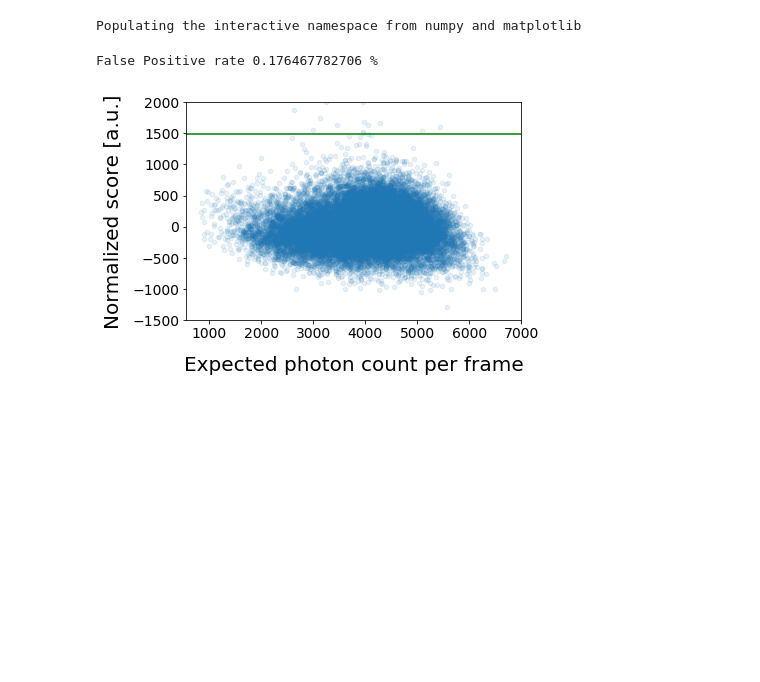
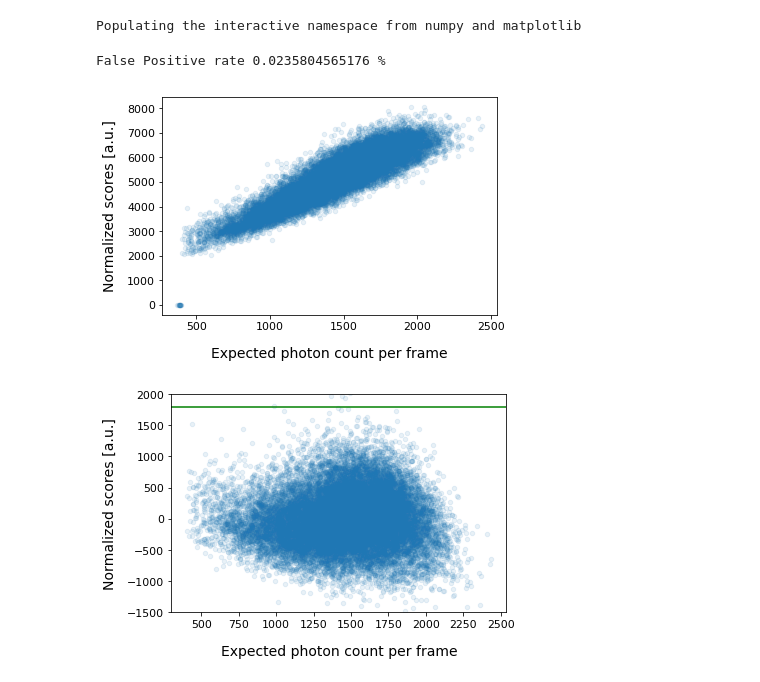
Before and after one commit to albpi/StatisticalHitfinder, a Jupyter notebook: ipynb/normalization.ipynb, the cells around one changed output. Saved outputs shown, nothing was run; the diff lists cells and outputs as text; code cells hidden in the pictures; blank space fills up the shorter version.

```diff
--- a/ipynb/normalization.ipynb
+++ b/ipynb/normalization.ipynb
@@ -29,9 +34,12 @@ realphc_misses = realphc[misses_ind]
 # %%
-def exclude_out(realphc,gmd,bscore):
+# It excludes blank/weird events according to certain conditions
+# and then return the indices of the "good" and desirable events
+def exclude_events(realphc,gmd,bscore):
     index = (realphc>400)*(gmd>1)*(bscore>1)
     return index
 
-def normalized_scores(fittedphc_bkg,baglivo_bkg,fitphc,bscore,ib,ii):
+# Function to normalize the scores through a simple linear fitting
+def normalize_scores(fittedphc_bkg,baglivo_bkg,fitphc,bscore,ib,ii):
     linfit = polyfit(fittedphc_bkg[ib],baglivo_bkg[ib],1)
     x_values_bag = linfit[0]*fitphc + linfit[1]
     y_norm = bscore[ii] - x_values_bag[ii]
@@ -45,14 +47,35 @@ Y_TOT, X_TOT = normalized_scores(fittedphc_misses,bag_misses,fittedphc,baglivo,i
+# %%
+# Blank events are excluded from both the sets: the background (misses) and the sample one
+ii_tot = exclude_events(realphc,gmd,baglivo)
+ii_b = exclude_events(realphc_misses,gmd_misses,bag_misses)
+
+# Normalized values of the log-likelihood scores are obtained
+# for the background set (or preliminary misses)
+# and for the superset of all the events
+Y_BKG, X_BKG = normalize_scores(fittedphc_misses,bag_misses,fittedphc_misses,bag_misses,ii_b,ii_b)
+Y_TOT, X_TOT = normalize_scores(fittedphc_misses,bag_misses,fittedphc,baglivo,ii_b,ii_tot)
+
+# A threshold is defined
+thr = Y_BKG[X_BKG>400].mean() + 4*Y_BKG[X_BKG>400].std()
 # %%
-thr = Y_BKG[X_BKG>800].mean() + 4*Y_BKG[X_BKG>800].std()
+# Figure of the log-likelihood scores for the background set
+figure()
+scatter(fittedphc_misses,bag_misses,alpha=0.1,s=20)
+xlabel(r'Expected photon count per frame',fontsize=14, labelpad=15)
+ylabel(r'Normalized scores [a.u.]',fontsize=14, labelpad=10)
+tick_params(labelsize=11)
+
+# Figure of the normalized background values
 figure()
 scatter(X_BKG,Y_BKG,alpha=0.1,s=20)
-xlabel(r'Expected photon count per frame',fontsize=20, labelpad=15)
-ylabel(r'Normalized score [a.u.]',fontsize=20, labelpad=10)
-tick_params(labelsize=14)
+xlabel(r'Expected photon count per frame',fontsize=14, labelpad=15)
+ylabel(r'Normalized scores [a.u.]',fontsize=14, labelpad=10)
+tick_params(labelsize=11)
 ylim([-1500,2000])
 axhline(thr,color='green')
 
 print "False Positive rate",(100*Y_BKG[Y_BKG>thr].shape[0]/float(Y_BKG.shape[0])),"%"
 # %% [output]
-False Positive rate 0.176467782706 %
+False Positive rate 0.0235804565176 %
-[figure, old version]
+[figure, new version]
+[figure, added]
```
Also changed, not shown: parts of 3 cells of this notebook.
